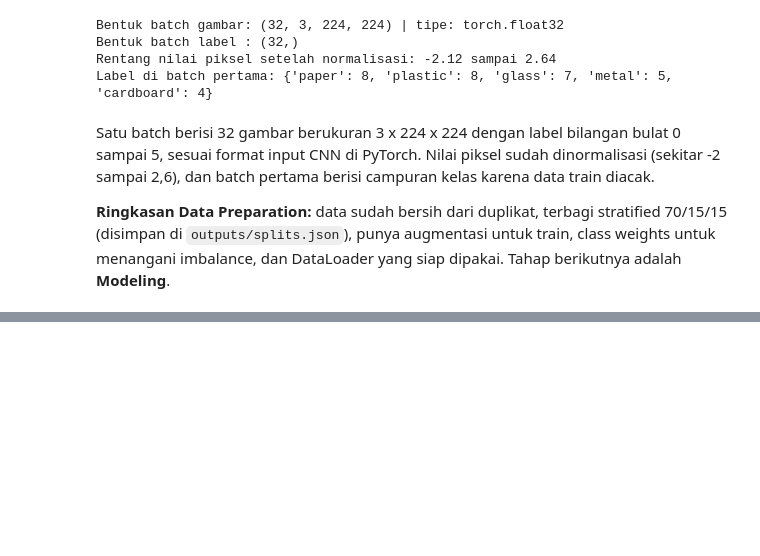
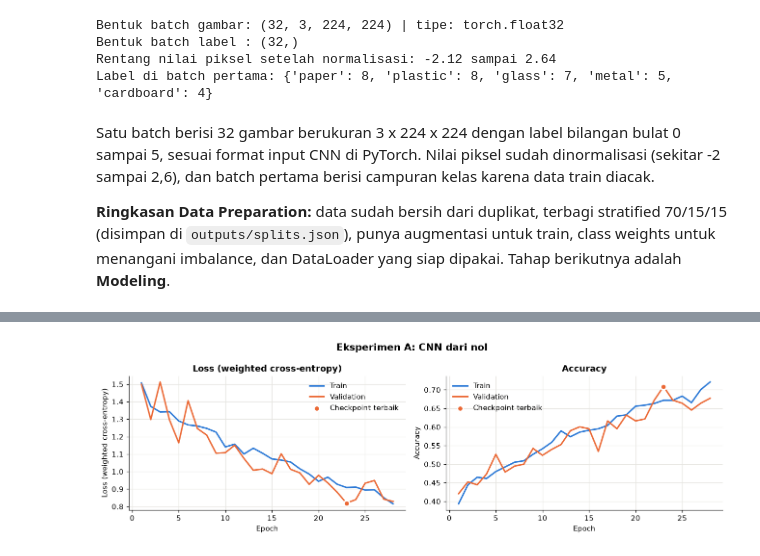
Before and after one commit to frgwnabim/DA-Garbage_Classification, a Jupyter notebook: notebook.ipynb, the cells around one changed output, grey strips where cells are left out. Cells and saved outputs as stored; diff of their text form; code cells hidden in the pictures; blank space fills up the shorter version.

```diff
--- a/notebook.ipynb
+++ b/notebook.ipynb
@@ -391,0 +492,10 @@ Satu batch berisi 32 gambar berukuran 3 x 224 x 224 dengan label bilangan bulat
+# %%
+set_seed(SEED)
+model_a = SimpleCNN(num_classes=len(classes)).to(device)
+show_params(model_a, "CNN dari nol")
+
+torch.cuda.reset_peak_memory_stats()
+optimizer, scheduler = make_optimizer(model_a, lr=1e-3)
+hist_a, _ = fit(model_a, loaders, criterion, optimizer, scheduler, device, epochs=30,
+                checkpoint_path=CKPT_DIR / "a_simple_cnn.pt", patience=5, stage="scratch")
+finish_experiment("A", "CNN dari nol", model_a, hist_a, torch.cuda.max_memory_allocated() / 1024**3)
@@ -391,0 +520,4 @@ Satu batch berisi 32 gambar berukuran 3 x 224 x 224 dengan label bilangan bulat
+# %%
+plot_history(hist_a, "Eksperimen A: CNN dari nol")
+# %% [output]
+[figure, added]
```
Also changed, not shown: parts of 21 cells of this notebook, 4 other files.
